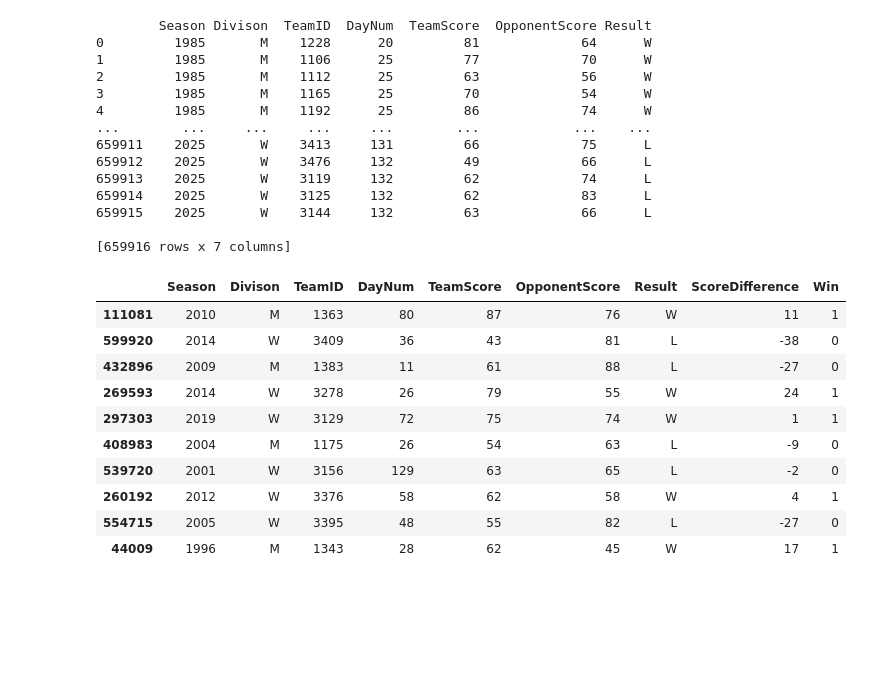
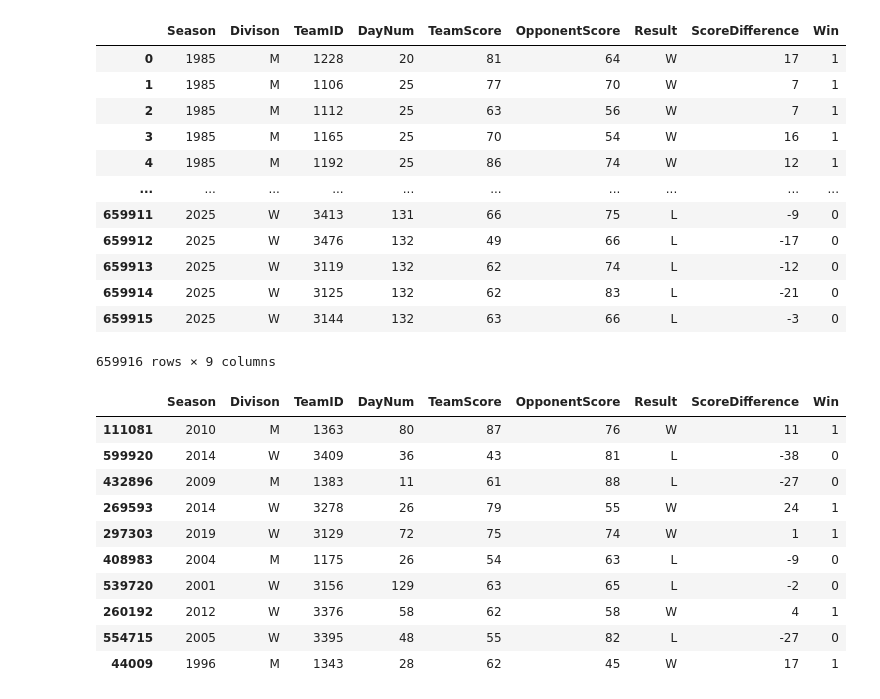
Before and after one commit to jamie07262/INFO-3608-PROJECT, a Jupyter notebook: Clone.ipynb, the cells around one changed output. Cells and saved outputs as stored; diff of their text form; code cells hidden in the pictures; blank space fills up the shorter version.

```diff
--- a/Clone.ipynb
+++ b/Clone.ipynb
@@ -167,23 +244,22 @@ df_team_compact_season_results = pd.concat(
         .rename(columns={"LTeamID": "TeamID", "LScore": "TeamScore", "WScore": "OpponentScore"}),
     ]
 ).reset_index(drop=True)
-
-print(df_team_compact_season_results)
-# %% [output]
-        Season Divison  TeamID  DayNum  TeamScore  OpponentScore Result
-0         1985       M    1228      20         81             64      W
-1         1985       M    1106      25         77             70      W
-2         1985       M    1112      25         63             56      W
-3         1985       M    1165      25         70             54      W
-4         1985       M    1192      25         86             74      W
-...        ...     ...     ...     ...        ...            ...    ...
-659911    2025       W    3413     131         66             75      L
-659912    2025       W    3476     132         49             66      L
-659913    2025       W    3119     132         62             74      L
-659914    2025       W    3125     132         62             83      L
-659915    2025       W    3144     132         63             66      L
-
-[659916 rows x 7 columns]
+# %%
+df_team_compact_season_results
+# %% [output]
+|  | Season | Divison | TeamID | DayNum | TeamScore | OpponentScore | Result | ScoreDifference | Win |
+| 0 | 1985 | M | 1228 | 20 | 81 | 64 | W | 17 | 1 |
+| 1 | 1985 | M | 1106 | 25 | 77 | 70 | W | 7 | 1 |
+| 2 | 1985 | M | 1112 | 25 | 63 | 56 | W | 7 | 1 |
+| 3 | 1985 | M | 1165 | 25 | 70 | 54 | W | 16 | 1 |
+| 4 | 1985 | M | 1192 | 25 | 86 | 74 | W | 12 | 1 |
+| ... | ... | ... | ... | ... | ... | ... | ... | ... | ... |
+| 659911 | 2025 | W | 3413 | 131 | 66 | 75 | L | -9 | 0 |
+| 659912 | 2025 | W | 3476 | 132 | 49 | 66 | L | -17 | 0 |
+| 659913 | 2025 | W | 3119 | 132 | 62 | 74 | L | -12 | 0 |
+| 659914 | 2025 | W | 3125 | 132 | 62 | 83 | L | -21 | 0 |
+| 659915 | 2025 | W | 3144 | 132 | 63 | 66 | L | -3 | 0 |
+659916 rows × 9 columns
 # %%
 #caclulate and add score difference column
 df_team_compact_season_results["ScoreDifference"] = df_team_compact_season_results["TeamScore"] - df_team_compact_season_results["OpponentScore"]
```
Also changed, not shown: parts of 14 cells of this notebook.
